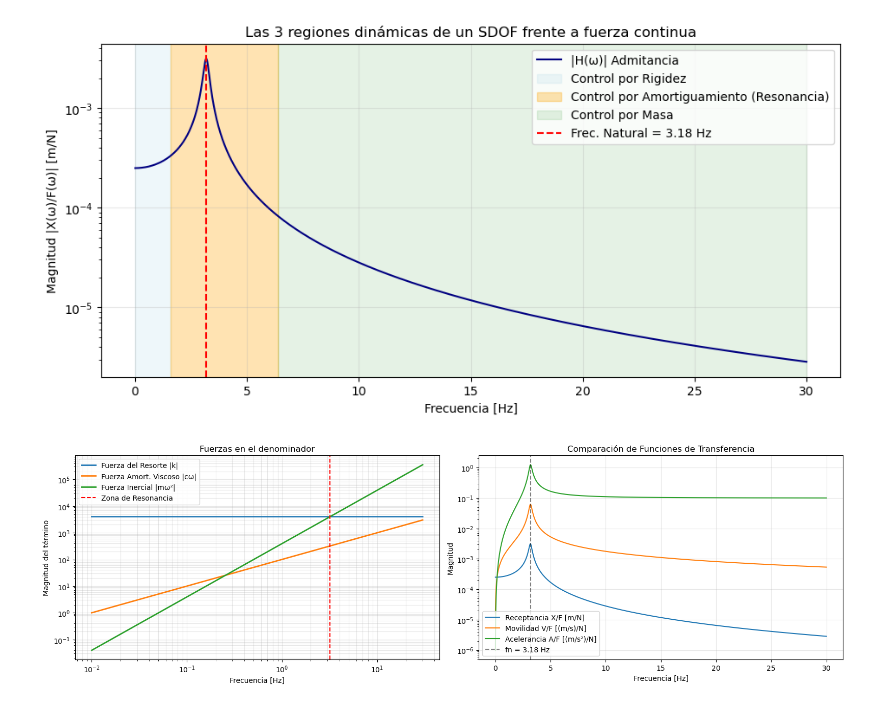
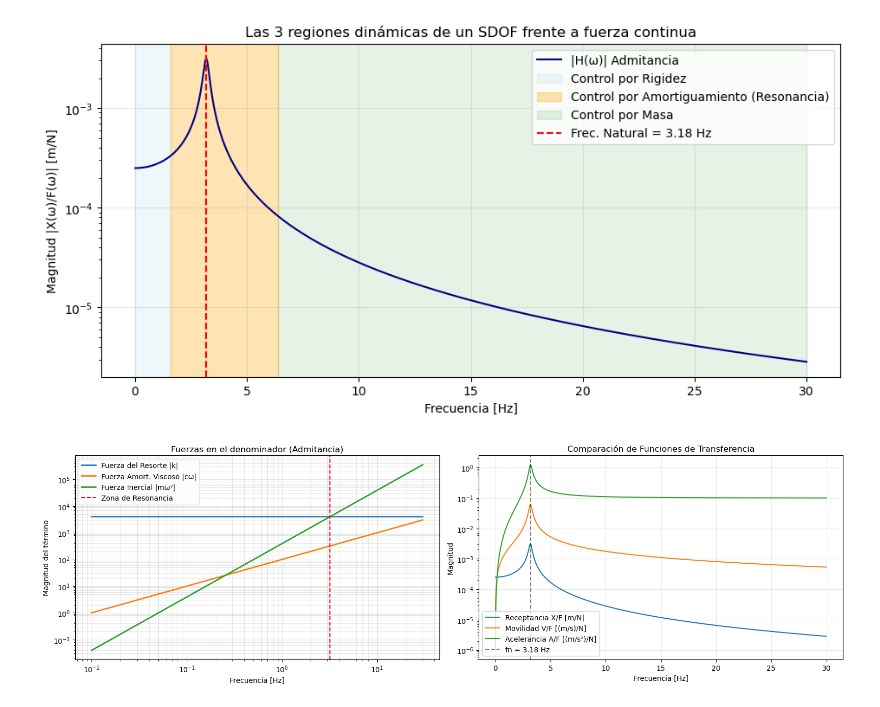
Before and after one commit to SebMunV/tarea-2-amortiguacion-decremento-functransf, a Jupyter notebook: notebooks/v2-presentacion-vibracione-copa-seguridad.ipynb, the cells around one changed output. Drawn from its saved outputs; the diff is of its cells as text; code cells hidden in the pictures.

```diff
--- a/notebooks/v2-presentacion-vibraciones.ipynb
+++ b/notebooks/v2-presentacion-vibracione-copa-seguridad.ipynb
@@ -366,32 +418,32 @@ inertial_term = mass * omega**2
 
 # Subplot 1: Términos del denominador
 fig, (ax1, ax2) = plt.subplots(1, 2, figsize=(16, 5))
 
 ax1.loglog(frequencies_hz, elastic_term, linewidth=2, label="Fuerza del Resorte |k|")
 ax1.loglog(frequencies_hz, damping_term, linewidth=2, label="Fuerza Amort. Viscoso |cω|")
 ax1.loglog(frequencies_hz, inertial_term, linewidth=2, label="Fuerza Inercial |mω²|")
 ax1.axvline(fn_hz, linestyle="--", color='red', label="Zona de Resonancia")
-ax1.set_title("Fuerzas en el denominador")
+ax1.set_title("Fuerzas en el denominador (Admitancia)")
 ax1.set_xlabel("Frecuencia [Hz]")
 ax1.set_ylabel("Magnitud del término")
 ax1.grid(True, which="both", alpha=0.3)
 ax1.legend()
 
 # Subplot 2: Otras FRFs (Admitancia vs Movilidad vs Acelerancia)
 H_velocity = 1j * omega * H
 H_acceleration = -(omega**2) * H
 
 ax2.semilogy(frequencies_hz, np.abs(H), label="Receptancia X/F [m/N]")
 ax2.semilogy(frequencies_hz, np.abs(H_velocity), label="Movilidad V/F [(m/s)/N]")
 ax2.semilogy(frequencies_hz, np.abs(H_acceleration), label="Acelerancia A/F [(m/s²)/N]")
 ax2.axvline(fn_hz, linestyle="--", color='black', alpha=0.5, label=f"fn = {fn_hz:.2f} Hz")
 ax2.set_title("Comparación de Funciones de Transferencia")
 ax2.set_xlabel("Frecuencia [Hz]")
 ax2.set_ylabel("Magnitud")
 ax2.grid(True, alpha=0.3)
 ax2.legend()
 
 plt.tight_layout()
 plt.show()
 # %% [output]
-[figure, old version]
+[figure, new version]
```
Also changed, not shown: parts of 7 cells of this notebook, 3 other files.
